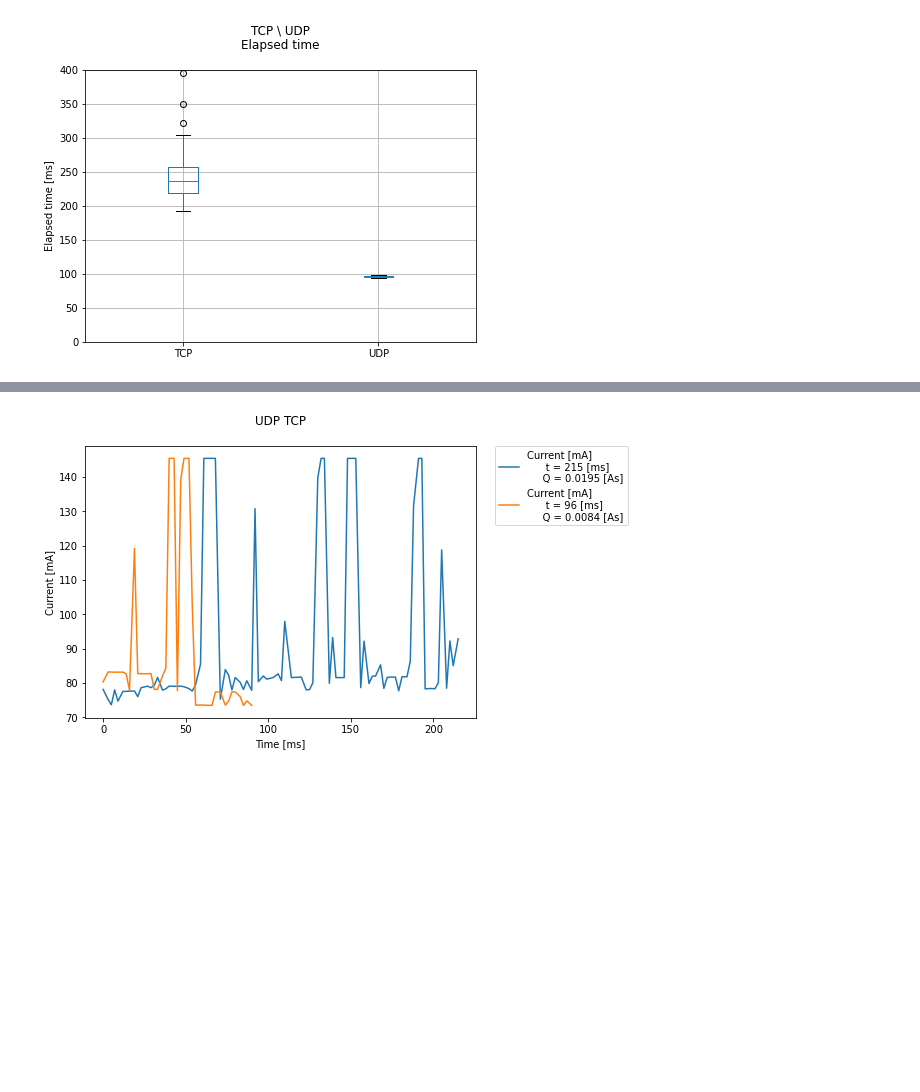
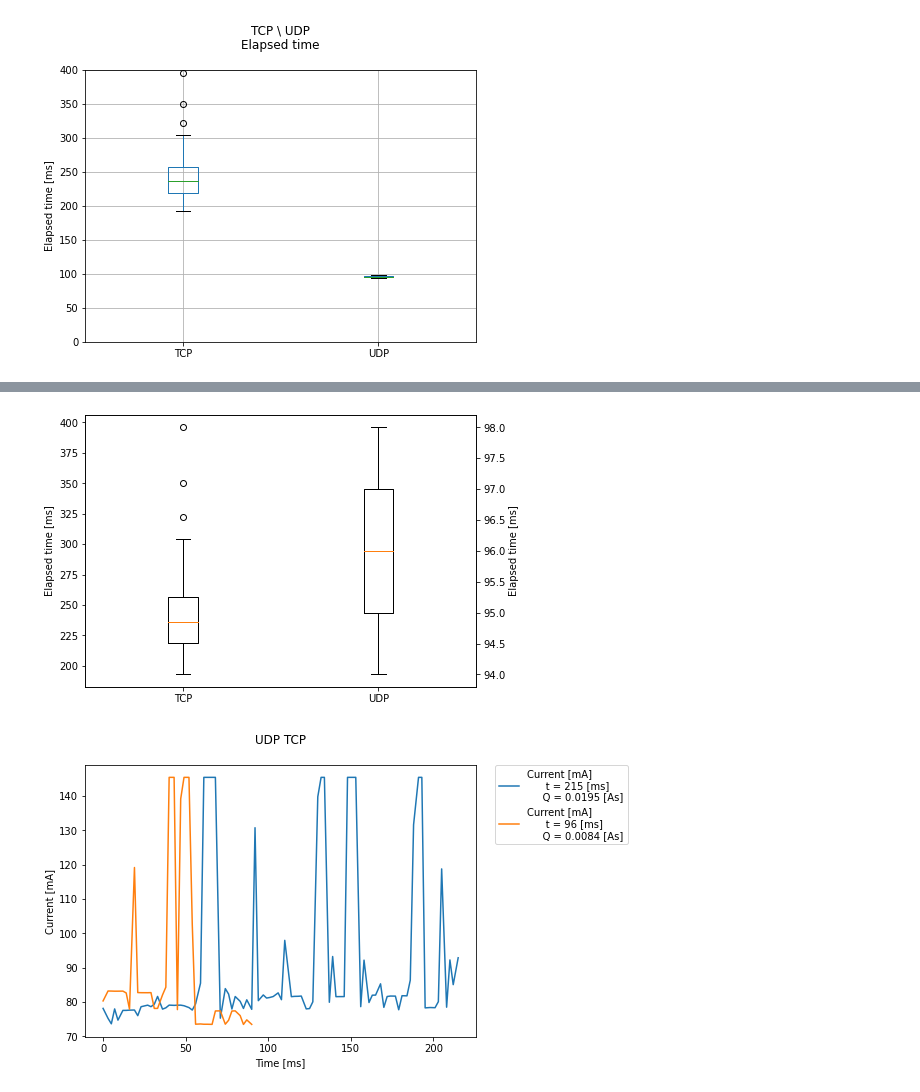
Before and after one commit to widmannthomas/dibse_integratives_gesamt_projekt, a Jupyter notebook: current_sensor/udp_tcp/udp_tcp_analysis.ipynb, the cells around one changed output, grey strips where cells are left out. Cells and saved outputs as stored; diff of their text form; code cells hidden in the pictures; blank space fills up the shorter version.

```diff
--- a/current_sensor/udp_tcp/udp_tcp_analysis.ipynb
+++ b/current_sensor/udp_tcp/udp_tcp_analysis.ipynb
@@ -139,3 +167,19 @@ plt.ylabel("Elapsed time [ms]")
 plt.show()
 # %% [output]
 [figure]
+# %%
+left_positions = [0]
+right_positions = [1]
+
+fig1, axis_y = plt.subplots()
+axis_y.boxplot(data_frame.TCP_duration, positions = left_positions)
+axis_y.tick_params(axis='y')
+
+axis_y2 = axis_y.twinx()
+axis_y2.tick_params(axis='y')
+box_static = axis_y2.boxplot(data_frame.UDP_duration, positions = right_positions,)
+plt.xticks([0, 1], ["TCP", "UDP"])
+
+axis_y.set_ylabel("Elapsed time [ms]")
+axis_y2.set_ylabel("Elapsed time [ms]")
+# %% [output]
@@ -142 +187,2 @@ plt.show()
+[figure, added]
 # %%
```
Also changed, not shown: parts of 5 cells of this notebook, 11 other files.
